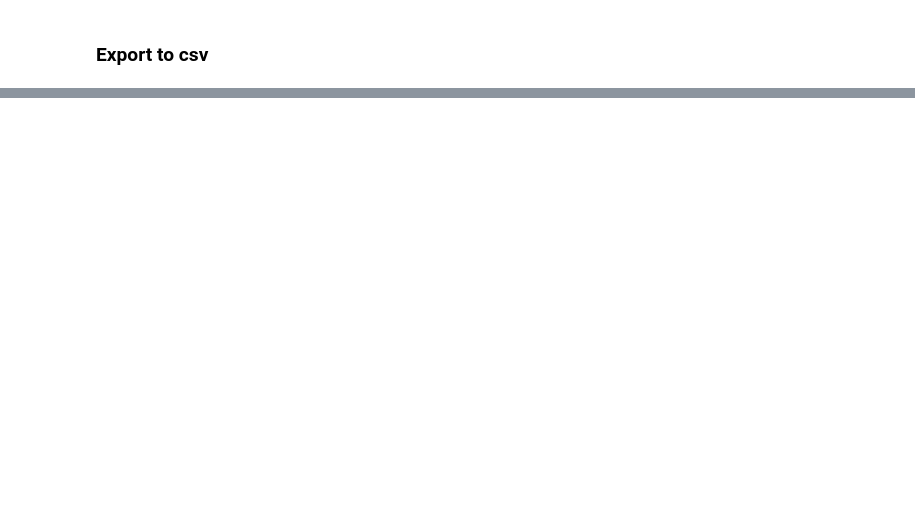
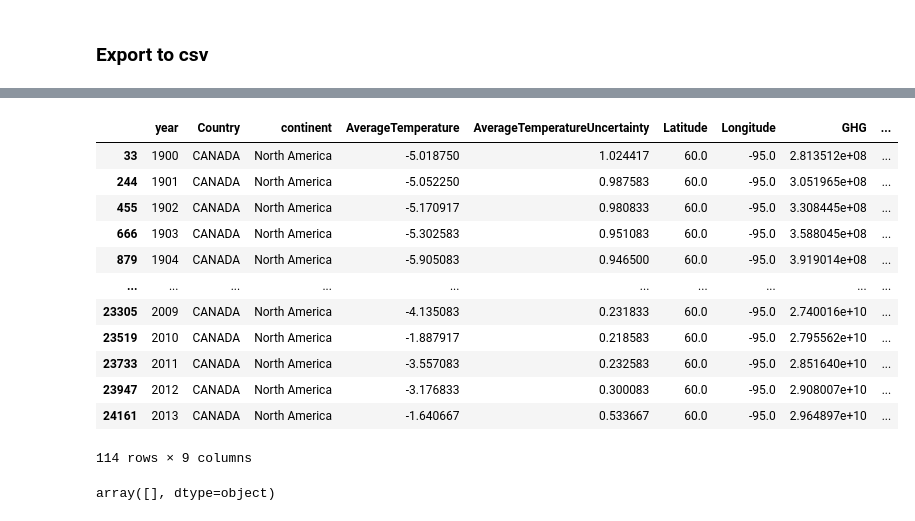
Before and after one commit to DiogoNovaIms/data_vis, a Jupyter notebook: data/raw/Disasters.ipynb, the cells around one changed output, grey strips where cells are left out. Cells and saved outputs as stored; diff of their text form; code cells hidden in the pictures; blank space fills up the shorter version.

```diff
--- a/data/raw/Disasters.ipynb
+++ b/data/raw/Disasters.ipynb
@@ -176,3 +221,6 @@ final_df
 ### Export to csv
 # %%
 #final_df.to_csv("NaturalDisasters.csv")
+# %%
+country_temperatures_df = pd.read_csv("CountryTemperatures_byYear.csv").drop(columns=["Unnamed: 0"])
+country_temperatures_df.head()
@@ -178,0 +251,20 @@ final_df
+# %%
+country_temperatures_df.loc[country_temperatures_df["Country"]=="CANADA"]
+# %% [output]
+|  | year | Country | continent | AverageTemperature | AverageTemperatureUncertainty | Latitude | Longitude | GHG | ... |
+| 33 | 1900 | CANADA | North America | -5.018750 | 1.024417 | 60.0 | -95.0 | 2.813512e+08 | ... |
+| 244 | 1901 | CANADA | North America | -5.052250 | 0.987583 | 60.0 | -95.0 | 3.051965e+08 | ... |
+| 455 | 1902 | CANADA | North America | -5.170917 | 0.980833 | 60.0 | -95.0 | 3.308445e+08 | ... |
+| 666 | 1903 | CANADA | North America | -5.302583 | 0.951083 | 60.0 | -95.0 | 3.588045e+08 | ... |
+| 879 | 1904 | CANADA | North America | -5.905083 | 0.946500 | 60.0 | -95.0 | 3.919014e+08 | ... |
+| ... | ... | ... | ... | ... | ... | ... | ... | ... | ... |
+| 23305 | 2009 | CANADA | North America | -4.135083 | 0.231833 | 60.0 | -95.0 | 2.740016e+10 | ... |
+| 23519 | 2010 | CANADA | North America | -1.887917 | 0.218583 | 60.0 | -95.0 | 2.795562e+10 | ... |
+| 23733 | 2011 | CANADA | North America | -3.557083 | 0.232583 | 60.0 | -95.0 | 2.851640e+10 | ... |
+| 23947 | 2012 | CANADA | North America | -3.176833 | 0.300083 | 60.0 | -95.0 | 2.908007e+10 | ... |
+| 24161 | 2013 | CANADA | North America | -1.640667 | 0.533667 | 60.0 | -95.0 | 2.964897e+10 | ... |
+114 rows × 9 columns
+# %%
+country_temperatures_df.loc[country_temperatures_df["continent"].isna()]["Country"].unique()
+# %% [output]
+array([], dtype=object)
```
Also changed, not shown: parts of 10 cells of this notebook, 4 other files.
